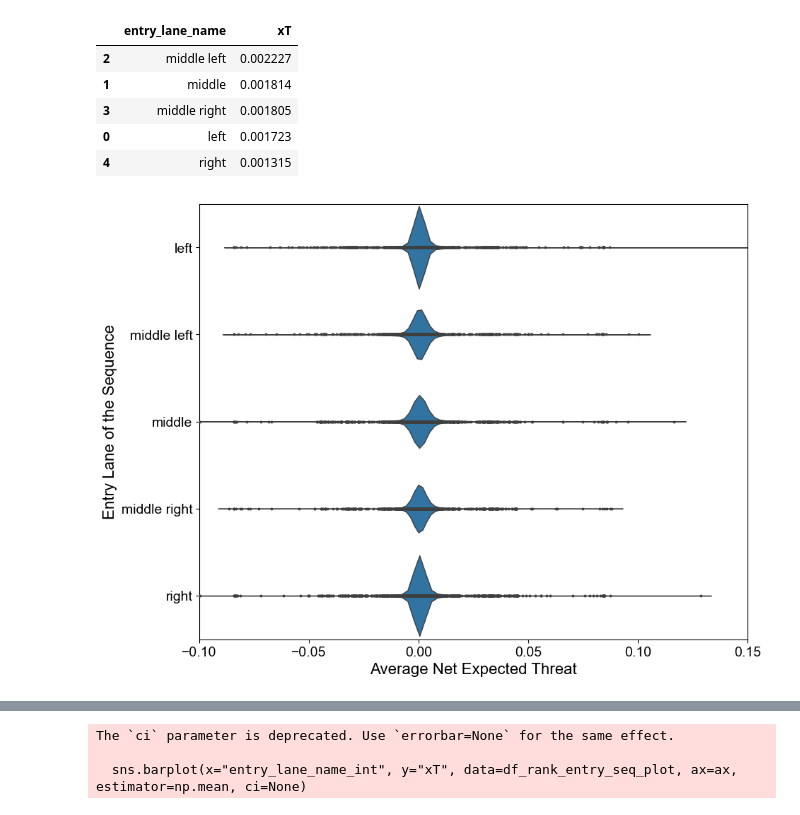
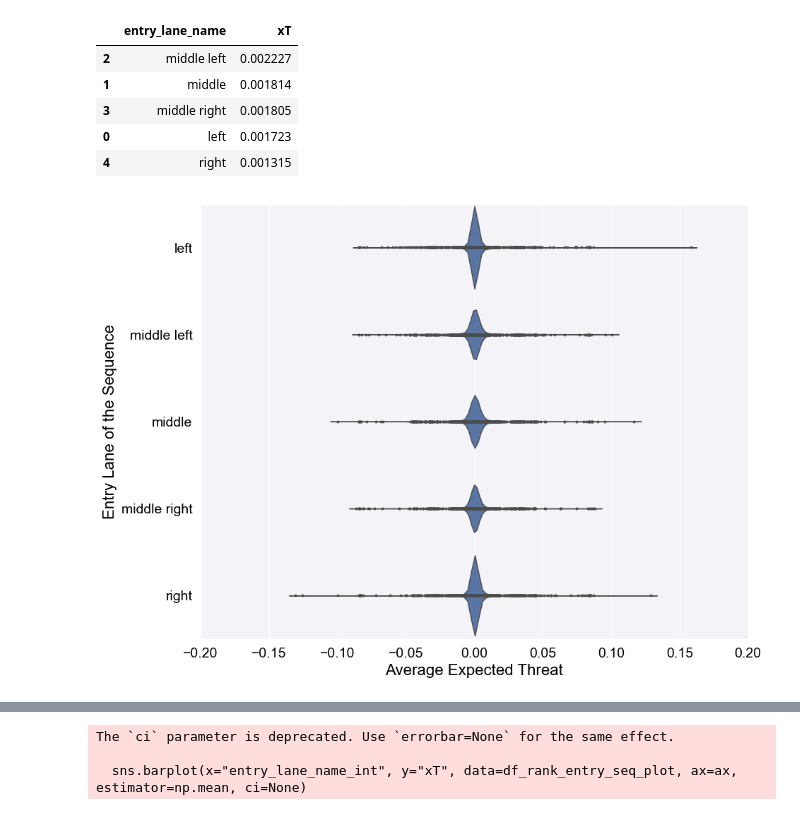
Before and after one commit to priyansh16/Linhac-2024, a Jupyter notebook: controlledEntryAnalytics.ipynb, the cells around one changed output, grey strips where cells are left out. Drawn from its saved outputs; the diff is of its cells as text; code cells hidden in the pictures.

```diff
--- a/controlledEntryAnalytics.ipynb
+++ b/controlledEntryAnalytics.ipynb
@@ -283,30 +283,30 @@ df_rank_entry_seq_plot = df_rank_entry_int_seq.sort_values('entry_lane_int', asc
 # %%
 fig, ax = plt.subplots(figsize=(10,8))
 
 text_color = "black"
 background = "white"
 edge = "white"
 
 sns.set_theme(style="darkgrid")
 sns.set_context("paper")
 
 fig.set_facecolor(background)
 ax.patch.set_alpha(0.5)
 
-ax.set_xlim(-0.1, 0.15)
+ax.set_xlim(-0.2, 0.2)
 
 sns.violinplot(x=df_rank_entry_seq_plot["xT"].round(5), y=df_rank_entry_seq_plot["entry_lane_name_int"], orient='h', inner='point', density_norm='count', width=0.95)
-ax.set_xlabel('Average Net Expected Threat' ,fontsize=16,color=text_color)
+ax.set_xlabel('Average Expected Threat' ,fontsize=16,color=text_color)
 ax.set_ylabel('Entry Lane of the Sequence',fontsize=16,color=text_color)
 
 ax.tick_params(axis='x', colors=text_color, labelsize=14)
 ax.tick_params(axis='y', colors=text_color, labelsize=14)
 
 plt.show()
 
-fig.savefig('figs/net_expected_threat_entry_lanes_2',bbox_inches='tight')
+fig.savefig('figs/net_expected_threat_entry_lanes',bbox_inches='tight')
 # %% [output]
-[figure, old version]
+[figure, new version]
 # %%
 fig, ax = plt.subplots(figsize=(10, 8))
 
```
Also changed, not shown: parts of 12 cells of this notebook, 9 other files.
